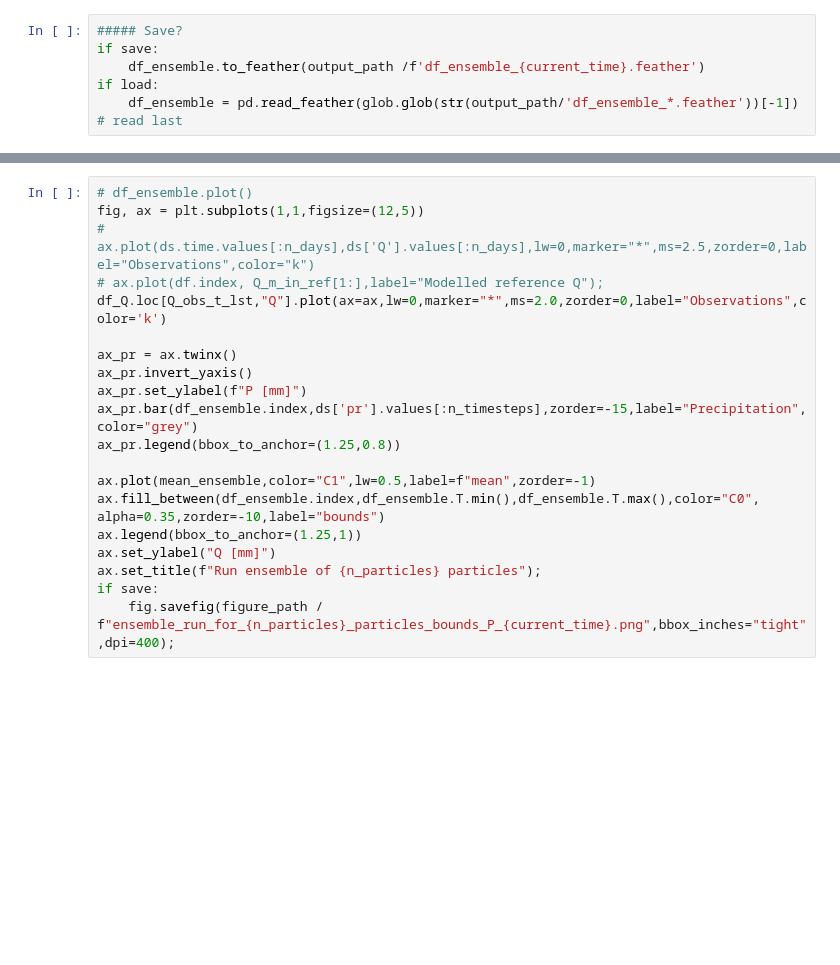
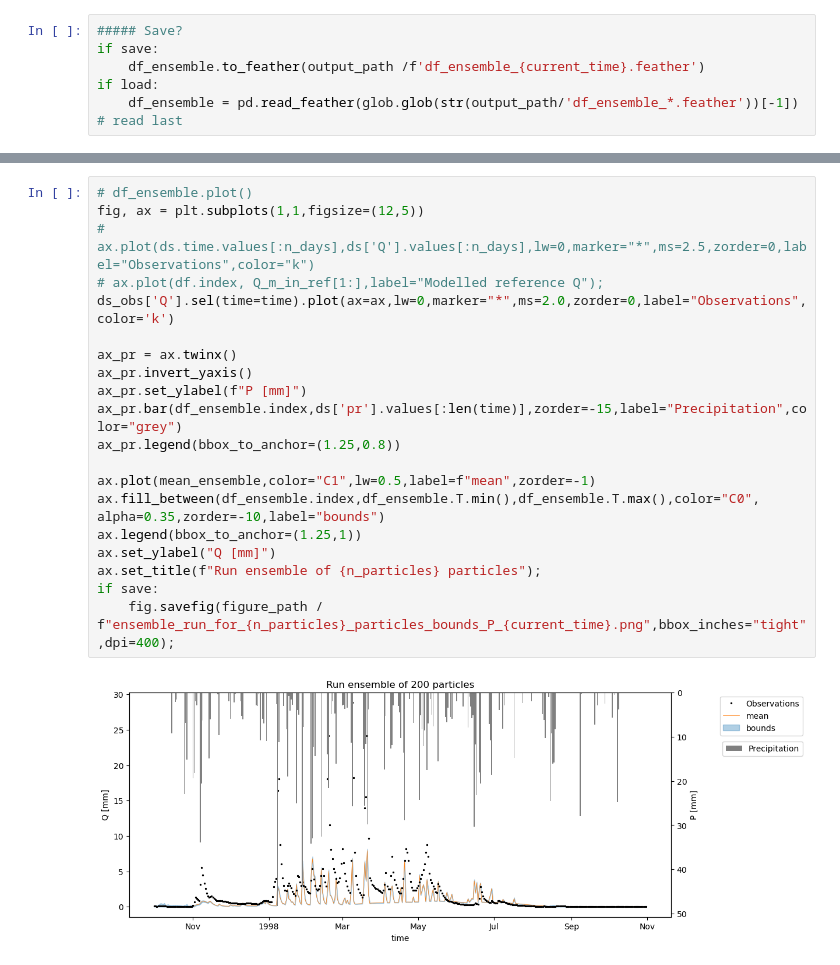
Before and after one commit to Daafip/Msc-Thesis-Notebooks, a Jupyter notebook: 7. Rewrite fully- Camels HBV.ipynb, the cells around one changed output, grey strips where cells are left out. Drawn from its saved outputs; the diff is of its cells as text; blank space fills up the shorter version.

```diff
--- a/7. Rewrite fully- Camels HBV.ipynb
+++ b/7. Rewrite fully- Camels HBV.ipynb
@@ -508,23 +349,25 @@ if save:
 # %%
 # df_ensemble.plot()
 fig, ax = plt.subplots(1,1,figsize=(12,5))
 # ax.plot(ds.time.values[:n_days],ds['Q'].values[:n_days],lw=0,marker="*",ms=2.5,zorder=0,label="Observations",color="k")
 # ax.plot(df.index, Q_m_in_ref[1:],label="Modelled reference Q");
-df_Q.loc[Q_obs_t_lst,"Q"].plot(ax=ax,lw=0,marker="*",ms=2.0,zorder=0,label="Observations",color='k')
+ds_obs['Q'].sel(time=time).plot(ax=ax,lw=0,marker="*",ms=2.0,zorder=0,label="Observations",color='k')
 
 ax_pr = ax.twinx()
 ax_pr.invert_yaxis()
 ax_pr.set_ylabel(f"P [mm]")
-ax_pr.bar(df_ensemble.index,ds['pr'].values[:n_timesteps],zorder=-15,label="Precipitation",color="grey")
+ax_pr.bar(df_ensemble.index,ds['pr'].values[:len(time)],zorder=-15,label="Precipitation",color="grey")
 ax_pr.legend(bbox_to_anchor=(1.25,0.8))
 
 ax.plot(mean_ensemble,color="C1",lw=0.5,label=f"mean",zorder=-1)
 ax.fill_between(df_ensemble.index,df_ensemble.T.min(),df_ensemble.T.max(),color="C0", alpha=0.35,zorder=-10,label="bounds")
 ax.legend(bbox_to_anchor=(1.25,1))
 ax.set_ylabel("Q [mm]")
 ax.set_title(f"Run ensemble of {n_particles} particles");
 if save:
     fig.savefig(figure_path / f"ensemble_run_for_{n_particles}_particles_bounds_P_{current_time}.png",bbox_inches="tight",dpi=400);
+# %% [output]
+[figure, added]
 # %%
 n=5
 fig, axs = plt.subplots(n,1,figsize=(12,n*2),sharex=True)
```
Also changed, not shown: parts of 54 cells of this notebook, 3 other files.
